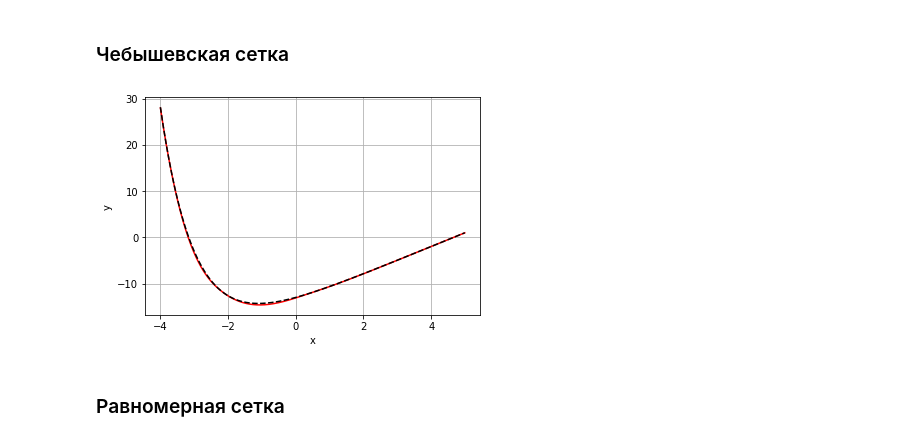
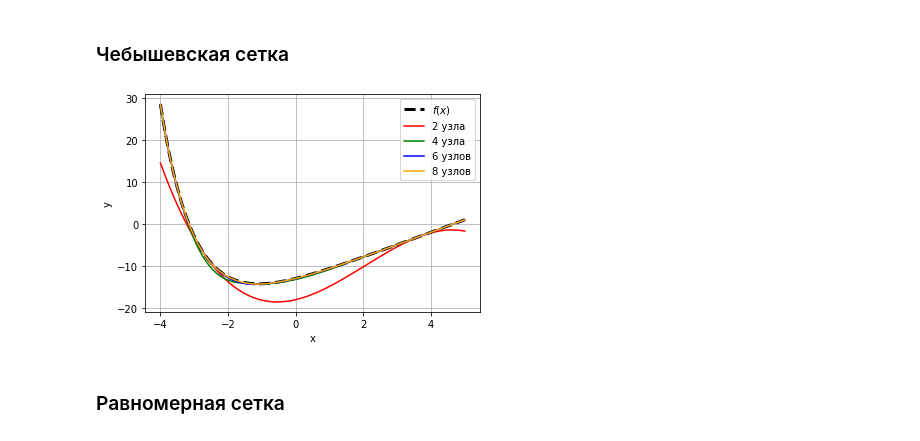
Before and after one commit to Ltaudato1/nm_labs, a Jupyter notebook: lab2/plots.ipynb, the cells around one changed output. Cells and saved outputs as stored; diff of their text form; code cells hidden in the pictures.

```diff
--- a/lab2/plots.ipynb
+++ b/lab2/plots.ipynb
@@ -12,19 +25,31 @@ def smooth(x):
 # %% [markdown]
 ### Чебышевская сетка
 # %%
-data = pd.read_csv("data/chebyshev_smooth_plot.csv")
+data = pd.read_csv("data/chebyshev_smooth_2.csv")
 x = data['x']
-y_spline = data['y']
 y_function = smooth(x)
 
-plt.plot(x, y_spline, color='r')
-plt.plot(x, y_function, color='black', linestyle='--')
+plt.plot(x, y_function, color='black', linestyle='--', label='$f(x)$', linewidth=3)
+colors = ['r', 'g', 'b', 'orange']
+
+for i in range(2, 9, 2):
+    name = "data/chebyshev_smooth_" + str(i) + ".csv"
+    label = str(i)
+    if (i < 5):
+        label += ' узла'
+    else:
+        label += ' узлов'
+    data = pd.read_csv(name)
+    y_inter = data['y']
+    plt.plot(x, y_inter, color=colors[i // 2 - 1], label=label)
+
 plt.xlabel('x')
 plt.ylabel('y')
 plt.grid(True)
+plt.legend()
 plt.show()
 # %% [output]
-[figure, old version]
+[figure, new version]
 # %% [markdown]
 ### Равномерная сетка
 # %%
```
Also changed, not shown: parts of 10 cells of this notebook, 5 other files.
